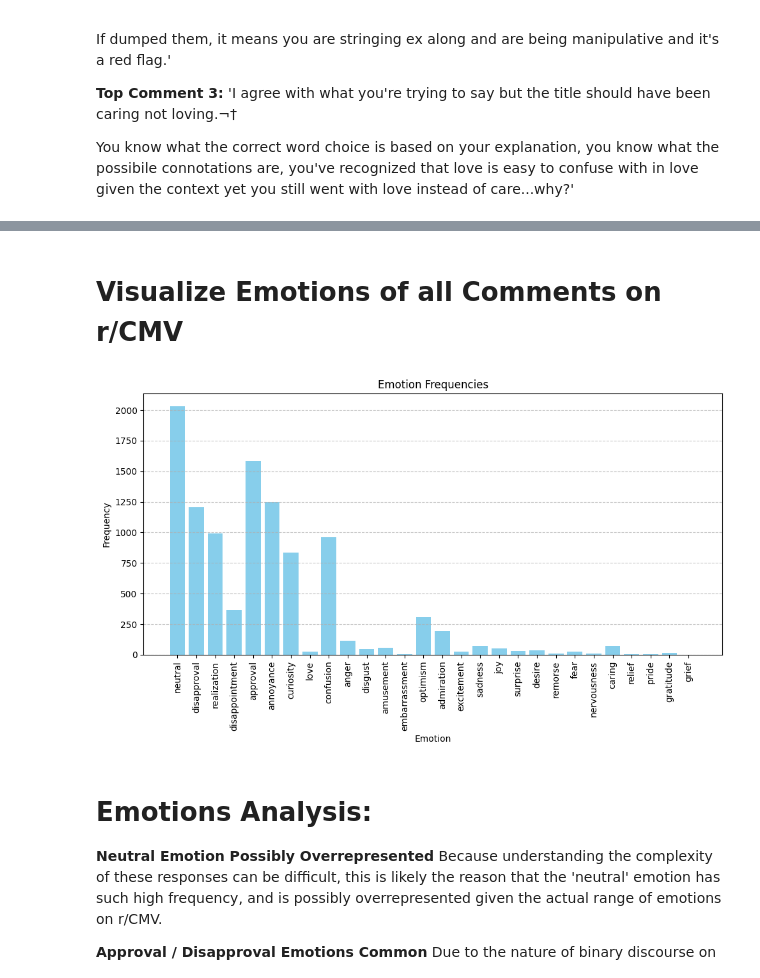
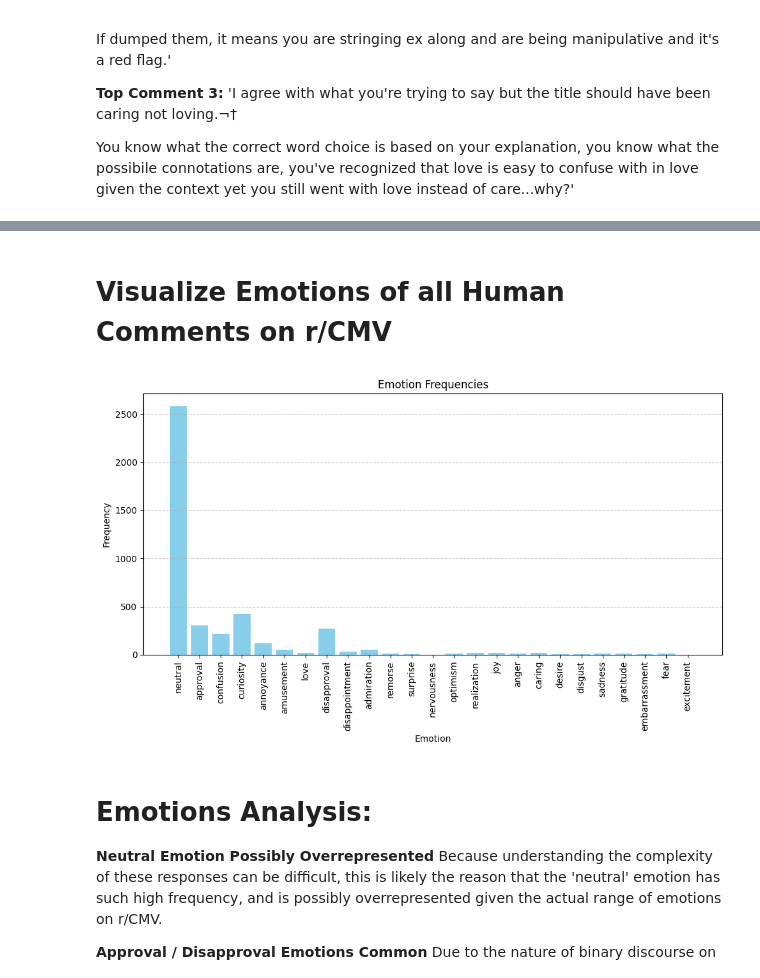
Before and after one commit to EliMartian/reddit_post_sentiment_analysis, a Jupyter notebook: reddit_comments_sentiment_analysis.ipynb, the cells around one changed output, grey strips where cells are left out. Cells and saved outputs as stored; diff of their text form; code cells hidden in the pictures.

Commit message:
found llm emotion distribution for human reddit post sentiment

```diff
--- a/reddit_comments_sentiment_analysis.ipynb
+++ b/reddit_comments_sentiment_analysis.ipynb
@@ -203,26 +487,26 @@ grief: 1
 # %% [markdown]
-# Visualize Emotions of all Comments on r/CMV
+# Visualize Emotions of all Human Comments on r/CMV
 # %%
 import matplotlib.pyplot as plt
 
 # Extract emotion labels and corresponding frequencies from our final list
-emotions = list(emotion_frequency.keys())
-frequencies = list(emotion_frequency.values())
+emotions = list(emotion_frequency_gpt.keys())
+frequencies = list(emotion_frequency_gpt.values())
 
 # Bar plot
 plt.figure(figsize=(10, 6))
 plt.bar(emotions, frequencies, color='skyblue')
 plt.xlabel('Emotion')
 plt.ylabel('Frequency')
 plt.title('Emotion Frequencies')
 # Rotate x-axis labels for better readability
 plt.xticks(rotation=90)
 plt.grid(axis='y', linestyle='--', alpha=0.7)
 # Adjust layout to prevent label clips
 plt.tight_layout()
 plt.show()
 # %% [output]
-[figure, old version]
+[figure, new version]
 # %% [markdown]
 # Emotions Analysis:
 
```
Also changed, not shown: parts of 35 cells of this notebook, 1 other file.
